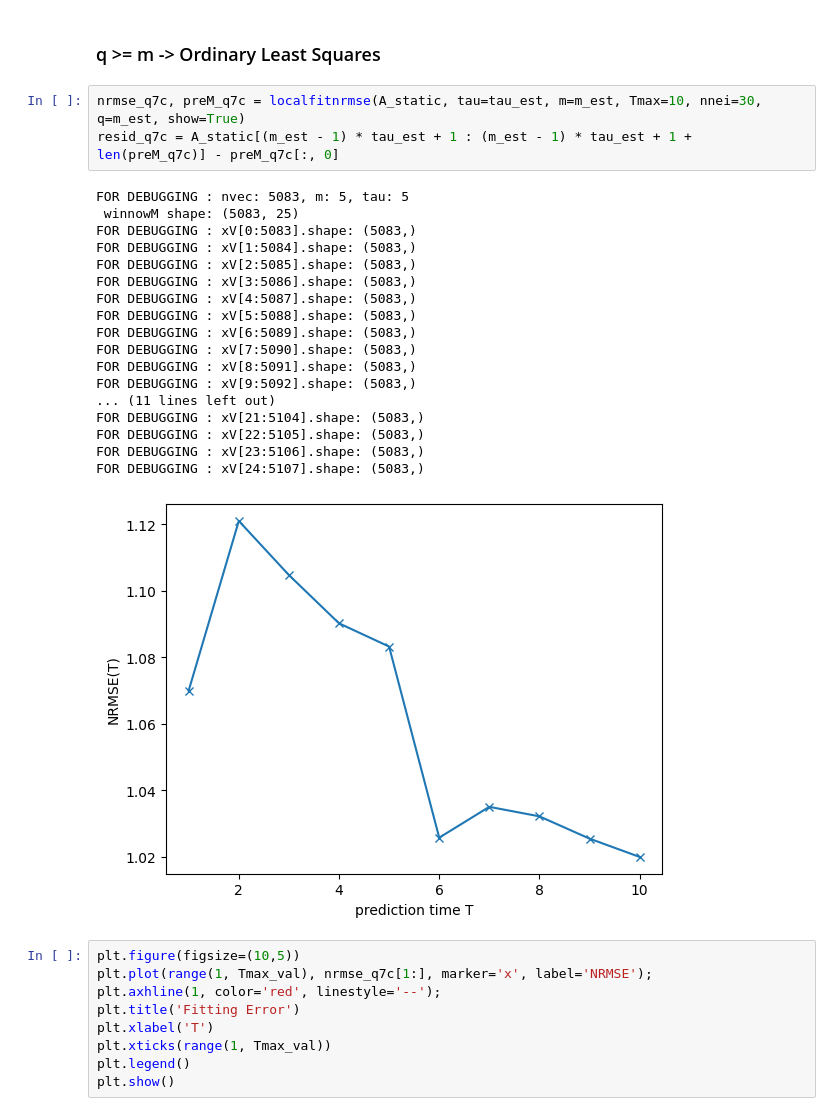
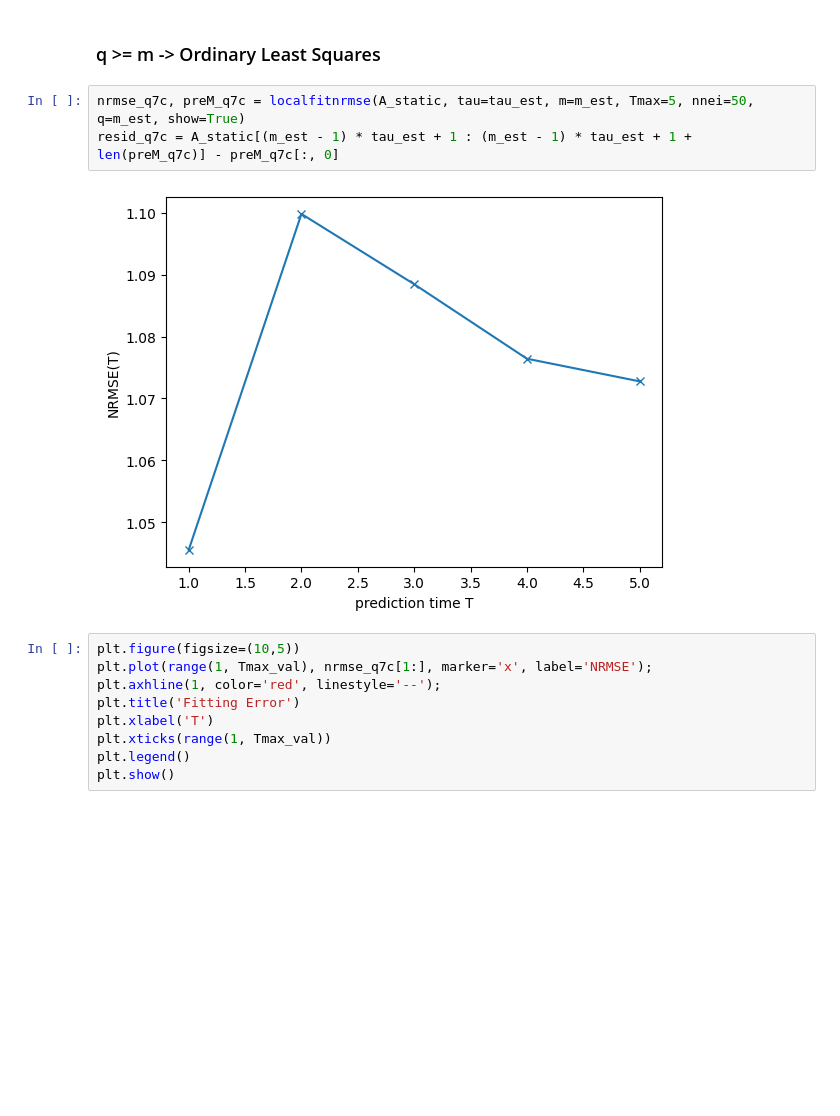
Before and after one commit to kounsolas/TimeSeriesProject, a Jupyter notebook: project.ipynb, the cells around one changed output. Drawn from its saved outputs; the diff is of its cells as text; blank space fills up the shorter version.

```diff
--- a/project.ipynb
+++ b/project.ipynb
@@ -919,27 +886,10 @@ acf_b = get_acf(resid_q7b, lags=20, alpha=0.05, show=True)
 # %% [markdown]
 ### q >= m -> Ordinary Least Squares
 # %%
-nrmse_q7c, preM_q7c = localfitnrmse(A_static, tau=tau_est, m=m_est, Tmax=10, nnei=30, q=m_est, show=True)
+nrmse_q7c, preM_q7c = localfitnrmse(A_static, tau=tau_est, m=m_est, Tmax=5, nnei=50, q=m_est, show=True)
 resid_q7c = A_static[(m_est - 1) * tau_est + 1 : (m_est - 1) * tau_est + 1 + len(preM_q7c)] - preM_q7c[:, 0]
 # %% [output]
-FOR DEBUGGING : nvec: 5083, m: 5, tau: 5
- winnowM shape: (5083, 25)
-FOR DEBUGGING : xV[0:5083].shape: (5083,)
-FOR DEBUGGING : xV[1:5084].shape: (5083,)
-FOR DEBUGGING : xV[2:5085].shape: (5083,)
-FOR DEBUGGING : xV[3:5086].shape: (5083,)
-FOR DEBUGGING : xV[4:5087].shape: (5083,)
-FOR DEBUGGING : xV[5:5088].shape: (5083,)
-FOR DEBUGGING : xV[6:5089].shape: (5083,)
-FOR DEBUGGING : xV[7:5090].shape: (5083,)
-FOR DEBUGGING : xV[8:5091].shape: (5083,)
-FOR DEBUGGING : xV[9:5092].shape: (5083,)
-... (11 lines left out)
-FOR DEBUGGING : xV[21:5104].shape: (5083,)
-FOR DEBUGGING : xV[22:5105].shape: (5083,)
-FOR DEBUGGING : xV[23:5106].shape: (5083,)
-FOR DEBUGGING : xV[24:5107].shape: (5083,)
-[figure, old version]
+[figure, new version]
 # %%
 plt.figure(figsize=(10,5))
 plt.plot(range(1, Tmax_val), nrmse_q7c[1:], marker='x', label='NRMSE');
```
Also changed, not shown: parts of 19 cells of this notebook, 8 other files.
